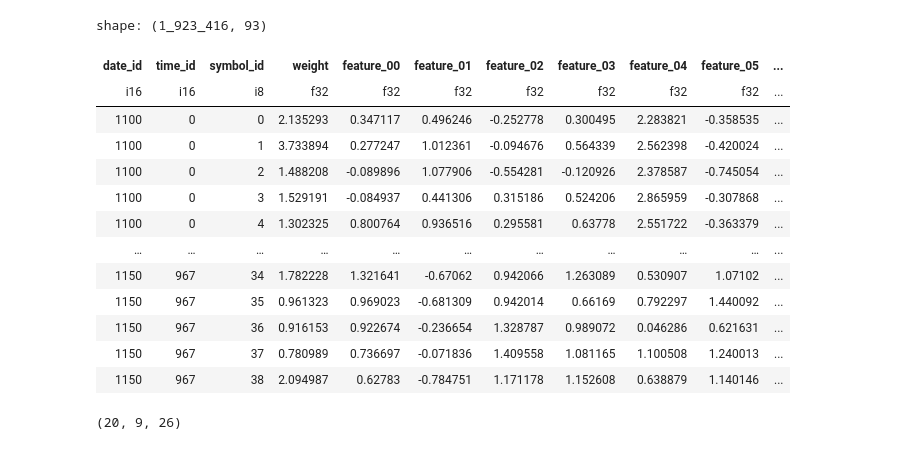
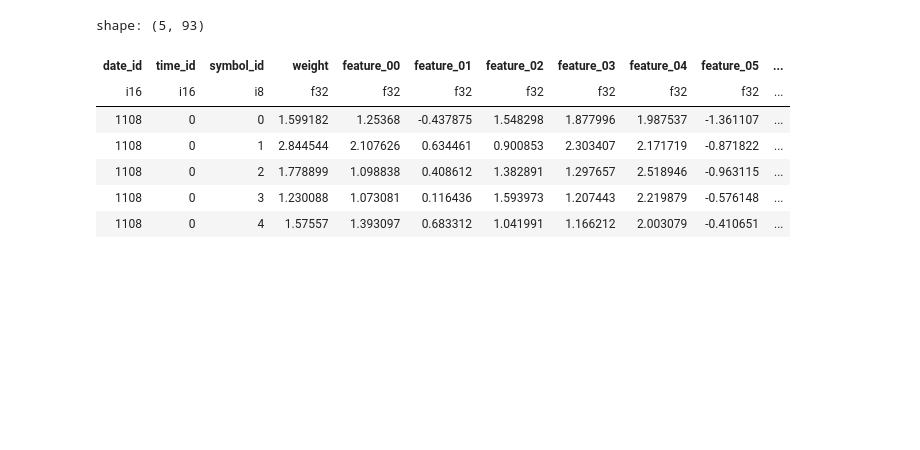
Before and after one commit to lorecampa/jane_street_forecasting, a Jupyter notebook: nbs/online_learning/iterator.ipynb, the cells around one changed output. Drawn from its saved outputs; the diff is of its cells as text; code cells hidden in the pictures; blank space fills up the shorter version.

```diff
--- a/nbs/online_learning/iterator.ipynb
+++ b/nbs/online_learning/iterator.ipynb
@@ -15,28 +16,17 @@ To enable the following instructions: AVX2 FMA, in other operations, rebuild Ten
 # %%
-start_dt, end_dt = 1100, 1130
-start_val_dt = 1120
+start_dt, end_dt = 1100, 1110
+start_val_dt = 1108
-# %%
-train_ds = loader.load(start_dt, end_dt)
-
-train_ds = train_ds.collect()
-
-train_ds
-# %% [output]
-shape: (1_923_416, 93)
-| date_id | time_id | symbol_id | weight | feature_00 | feature_01 | feature_02 | feature_03 | feature_04 | feature_05 | ... |
-| i16 | i16 | i8 | f32 | f32 | f32 | f32 | f32 | f32 | f32 | ... |
-| 1100 | 0 | 0 | 2.135293 | 0.347117 | 0.496246 | -0.252778 | 0.300495 | 2.283821 | -0.358535 | ... |
-| 1100 | 0 | 1 | 3.733894 | 0.277247 | 1.012361 | -0.094676 | 0.564339 | 2.562398 | -0.420024 | ... |
-| 1100 | 0 | 2 | 1.488208 | -0.089896 | 1.077906 | -0.554281 | -0.120926 | 2.378587 | -0.745054 | ... |
-| 1100 | 0 | 3 | 1.529191 | -0.084937 | 0.441306 | 0.315186 | 0.524206 | 2.865959 | -0.307868 | ... |
-| 1100 | 0 | 4 | 1.302325 | 0.800764 | 0.936516 | 0.295581 | 0.63778 | 2.551722 | -0.363379 | ... |
-| … | … | … | … | … | … | … | … | … | … | ... |
-| 1150 | 967 | 34 | 1.782228 | 1.321641 | -0.67062 | 0.942066 | 1.263089 | 0.530907 | 1.07102 | ... |
-| 1150 | 967 | 35 | 0.961323 | 0.969023 | -0.681309 | 0.942014 | 0.66169 | 0.792297 | 1.440092 | ... |
-| 1150 | 967 | 36 | 0.916153 | 0.922674 | -0.236654 | 1.328787 | 0.989072 | 0.046286 | 0.621631 | ... |
-| 1150 | 967 | 37 | 0.780989 | 0.736697 | -0.071836 | 1.409558 | 1.081165 | 1.100508 | 1.240013 | ... |
-| 1150 | 967 | 38 | 2.094987 | 0.62783 | -0.784751 | 1.171178 | 1.152608 | 0.638879 | 1.140146 | ... |
-# %%
-train_ds['feature_09'].n_unique(), train_ds['feature_10'].n_unique(), train_ds['feature_11'].n_unique()
-# %% [output]
-(20, 9, 26)
+# %%
+complete_ds = loader.load(start_dt, end_dt)
+
+val_ds = complete_ds.filter(pl.col('date_id').ge(start_val_dt))
+val_ds.collect().head(5)
+# %% [output]
+shape: (5, 93)
+| date_id | time_id | symbol_id | weight | feature_00 | feature_01 | feature_02 | feature_03 | feature_04 | feature_05 | ... |
+| i16 | i16 | i8 | f32 | f32 | f32 | f32 | f32 | f32 | f32 | ... |
+| 1108 | 0 | 0 | 1.599182 | 1.25368 | -0.437875 | 1.548298 | 1.877996 | 1.987537 | -1.361107 | ... |
+| 1108 | 0 | 1 | 2.844544 | 2.107626 | 0.634461 | 0.900853 | 2.303407 | 2.171719 | -0.871822 | ... |
+| 1108 | 0 | 2 | 1.778899 | 1.098838 | 0.408612 | 1.382891 | 1.297657 | 2.518946 | -0.963115 | ... |
+| 1108 | 0 | 3 | 1.230088 | 1.073081 | 0.116436 | 1.593973 | 1.207443 | 2.219879 | -0.576148 | ... |
+| 1108 | 0 | 4 | 1.57557 | 1.393097 | 0.683312 | 1.041991 | 1.166212 | 2.003079 | -0.410651 | ... |
```
Also changed, not shown: parts of 17 cells of this notebook, 36 other files.
